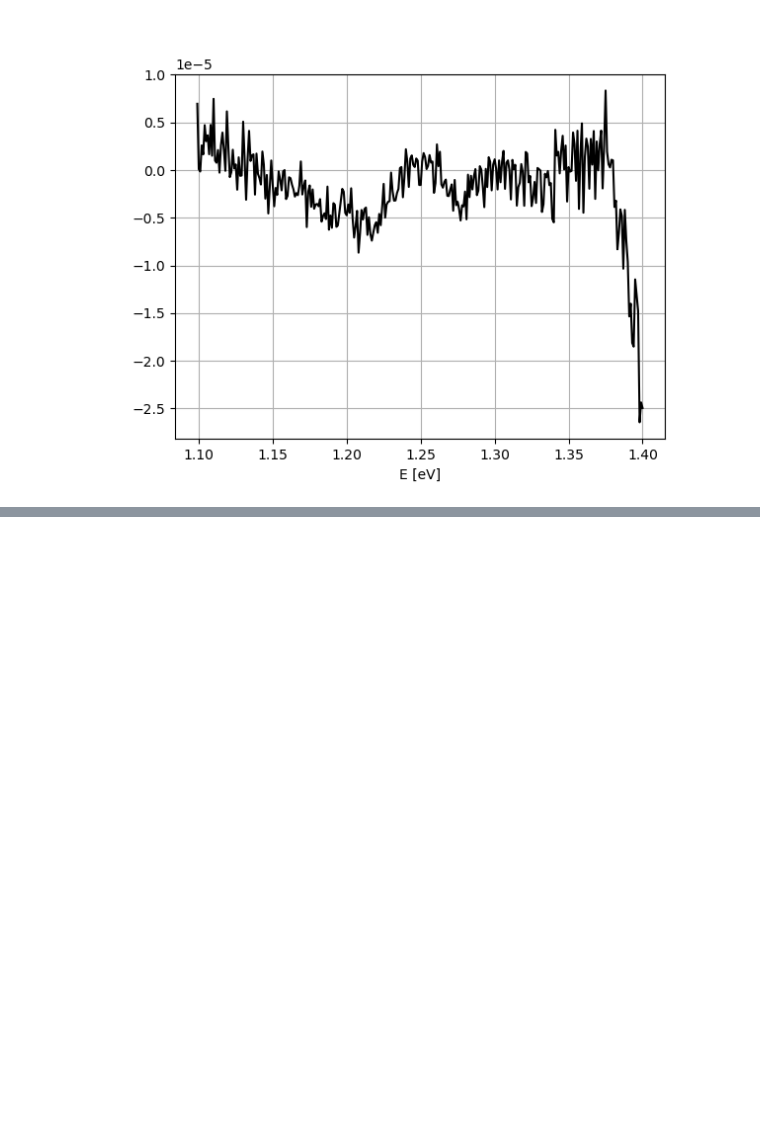
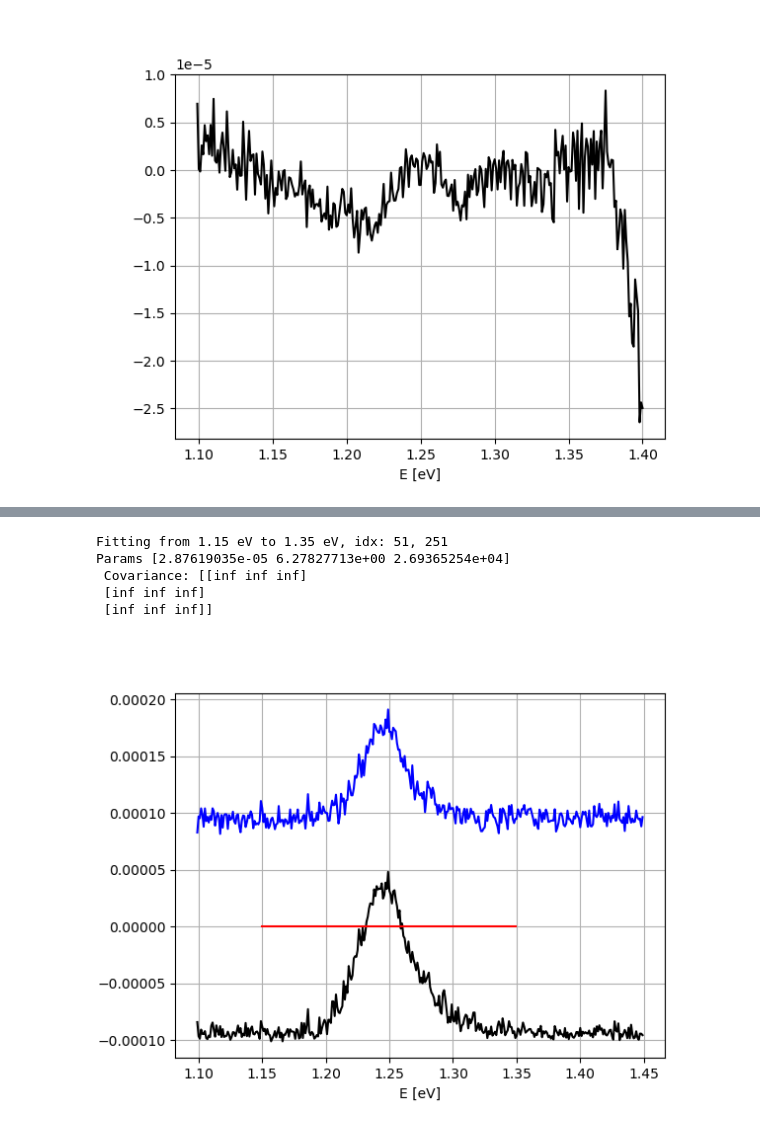
Before and after one commit to Jatsekku/pwr-spectroscopy-p2, a Jupyter notebook: spectro2.ipynb, the cells around one changed output, grey strips where cells are left out. Saved outputs shown, nothing was run; the diff lists cells and outputs as text; code cells hidden in the pictures; blank space fills up the shorter version.

```diff
--- a/spectro2.ipynb
+++ b/spectro2.ipynb
@@ -554,0 +685,45 @@ plt.show()
+# %%
+# Fitting range for the fourth transition
+start_energy, stop_energy = 1.15, 1.35
+
+# Fitting params
+n = 2
+params1 = [
+    0.001,
+    0.001,
+    0.001,
+]
+
+# Single function used
+fit_module = fit_module_generic(n)
+
+energy = pl25_df['energy']
+ac_x = pl25_df['AC_X']
+ac_y = pl25_df['AC_Y']
+r = pl25_df['AC_R']
+r_calc = np.sqrt((ac_x**2)+(ac_y**2))
+
+start_idx, stop_idx = ((energy - start_energy).abs().idxmin()), ((energy - stop_energy).abs().idxmin())
+print(f'Fitting from {start_energy} eV to {stop_energy} eV, idx: {start_idx}, {stop_idx}')
+
+x_fit, y_fit = energy[start_idx:stop_idx], r[start_idx:stop_idx]
+
+initial_guess = params1
+params_final, covariance = curve_fit(fit_module, x_fit, y_fit, p0=initial_guess, maxfev=60000)
+print(f'Params {params_final}\n Covariance: {covariance}')
+y_fitted = fit_module(x_fit, *params_final)
+
+plt.figure()
+plt.plot(energy, r, color='black')
+plt.plot(energy, r_calc, color='blue')
+plt.plot(x_fit, y_fitted, color='red')
+plt.xlabel('E [eV]')
+plt.grid(True)
+plt.show()
+# %% [output]
+Fitting from 1.15 eV to 1.35 eV, idx: 51, 251
+Params [2.87619035e-05 6.27827713e+00 2.69365254e+04]
+ Covariance: [[inf inf inf]
+ [inf inf inf]
+ [inf inf inf]]
+[figure, added]
```
Also changed, not shown: parts of 9 cells of this notebook.
